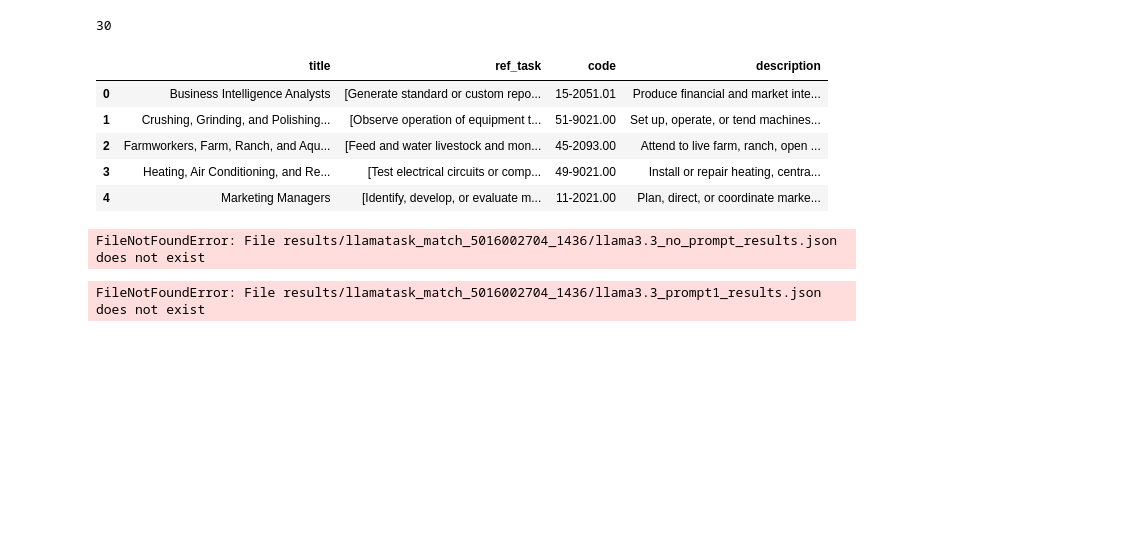
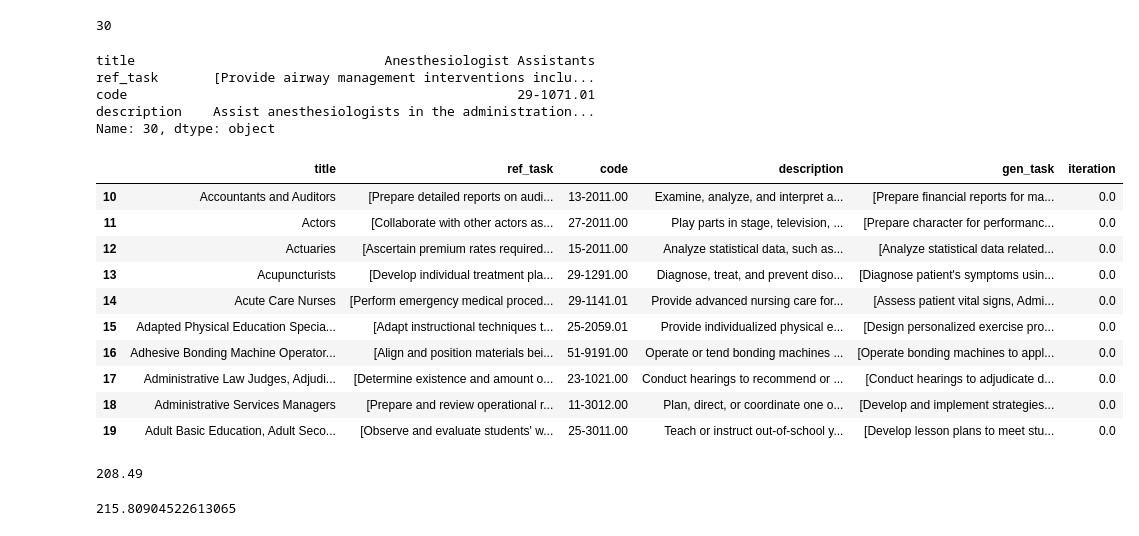
Before and after one commit to Segtanof/Teapot, a Jupyter notebook: debug.ipynb, the cells around one changed output. Drawn from its saved outputs; the diff is of its cells as text; code cells hidden in the pictures; blank space fills up the shorter version.

```diff
--- a/debug.ipynb
+++ b/debug.ipynb
@@ -1411,21 +1411,38 @@ sampled_occupation = job_statements.merge(occupations, how="left", on="title")
 # sampled_occupation.iloc[[60, 100] + list(range(200, 401)) + list(range(600, 601))].reset_index(drop=True)
 
 #llama missing 100, 200
-sampled_occupation.iloc[[100,200,300,400,500]].reset_index(drop=True)
+# sampled_occupation.iloc[[100,200,300,400,500]].reset_index(drop=True)
+sampled_occupation.iloc[30]
 # %% [output]
-|  | title | ref_task | code | description |
-| 0 | Business Intelligence Analysts | [Generate standard or custom repo... | 15-2051.01 | Produce financial and market inte... |
-| 1 | Crushing, Grinding, and Polishing... | [Observe operation of equipment t... | 51-9021.00 | Set up, operate, or tend machines... |
-| 2 | Farmworkers, Farm, Ranch, and Aqu... | [Feed and water livestock and mon... | 45-2093.00 | Attend to live farm, ranch, open ... |
-| 3 | Heating, Air Conditioning, and Re... | [Test electrical circuits or comp... | 49-9021.00 | Install or repair heating, centra... |
-| 4 | Marketing Managers | [Identify, develop, or evaluate m... | 11-2021.00 | Plan, direct, or coordinate marke... |
+title                                Anesthesiologist Assistants
+ref_task       [Provide airway management interventions inclu...
+code                                                  29-1071.01
+description    Assist anesthesiologists in the administration...
+Name: 30, dtype: object
 # %%
-df= pd.read_json("results/llamatask_match_5016002704_1436/llama3.3_no_prompt_results.json").dropna()
+df= pd.read_json("results/llamatask_match_other2704_1907/mistral_prompt1_results.json").dropna()
 df[df["iteration"] == 0]
 # %% [output]
-FileNotFoundError: File results/llamatask_match_5016002704_1436/llama3.3_no_prompt_results.json does not exist
+|  | title | ref_task | code | description | gen_task | iteration |
+| 10 | Accountants and Auditors | [Prepare detailed reports on audi... | 13-2011.00 | Examine, analyze, and interpret a... | [Prepare financial reports for ma... | 0.0 |
+| 11 | Actors | [Collaborate with other actors as... | 27-2011.00 | Play parts in stage, television, ... | [Prepare character for performanc... | 0.0 |
+| 12 | Actuaries | [Ascertain premium rates required... | 15-2011.00 | Analyze statistical data, such as... | [Analyze statistical data related... | 0.0 |
+| 13 | Acupuncturists | [Develop individual treatment pla... | 29-1291.00 | Diagnose, treat, and prevent diso... | [Diagnose patient's symptoms usin... | 0.0 |
+| 14 | Acute Care Nurses | [Perform emergency medical proced... | 29-1141.01 | Provide advanced nursing care for... | [Assess patient vital signs, Admi... | 0.0 |
+| 15 | Adapted Physical Education Specia... | [Adapt instructional techniques t... | 25-2059.01 | Provide individualized physical e... | [Design personalized exercise pro... | 0.0 |
+| 16 | Adhesive Bonding Machine Operator... | [Align and position materials bei... | 51-9191.00 | Operate or tend bonding machines ... | [Operate bonding machines to appl... | 0.0 |
+| 17 | Administrative Law Judges, Adjudi... | [Determine existence and amount o... | 23-1021.00 | Conduct hearings to recommend or ... | [Conduct hearings to adjudicate d... | 0.0 |
+| 18 | Administrative Services Managers | [Prepare and review operational r... | 11-3012.00 | Plan, direct, or coordinate one o... | [Develop and implement strategies... | 0.0 |
+| 19 | Adult Basic Education, Adult Seco... | [Observe and evaluate students' w... | 25-3011.00 | Teach or instruct out-of-school y... | [Develop lesson plans to meet stu... | 0.0 |
-# %%
-df= pd.read_json("results/llamatask_match_5016002704_1436/llama3.3_prompt1_results.json").dropna()
-df[df["iteration"] == 0]
-# %% [output]
-FileNotFoundError: File results/llamatask_match_5016002704_1436/llama3.3_prompt1_results.json does not exist
+# %%
+# Find the average amount of words in the gen_task column
+avg_gen_task = df["gen_task"].apply(lambda x: sum(len(task.split()) for task in x)).mean()
+avg_gen_task
+# %% [output]
+208.49
+# %%
+df1= pd.read_json("results/task_match_2004_1627/mistral_prompt1_results.json").dropna()
+avg_gen_task1 = df1["gen_task"].apply(lambda x: sum(len(task.split()) for task in x)).mean()
+avg_gen_task1
+# %% [output]
+215.80904522613065
```
Also changed, not shown: parts of 2 cells of this notebook.
